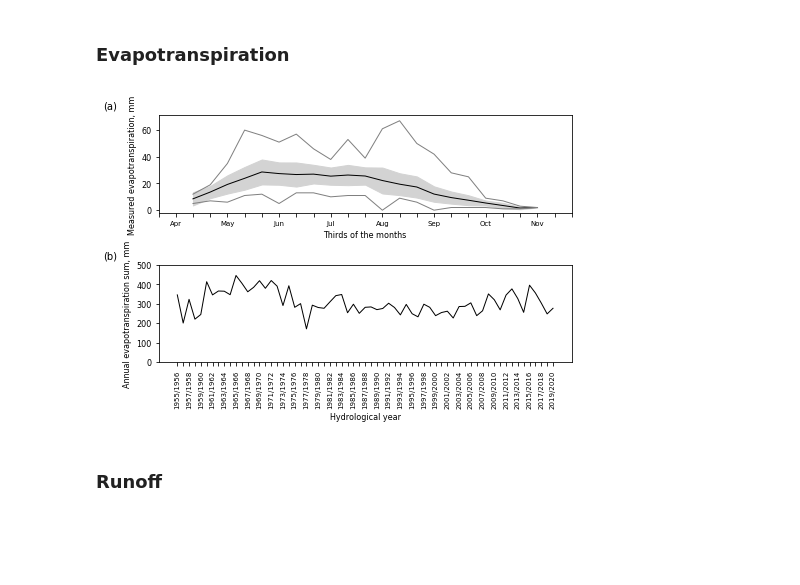
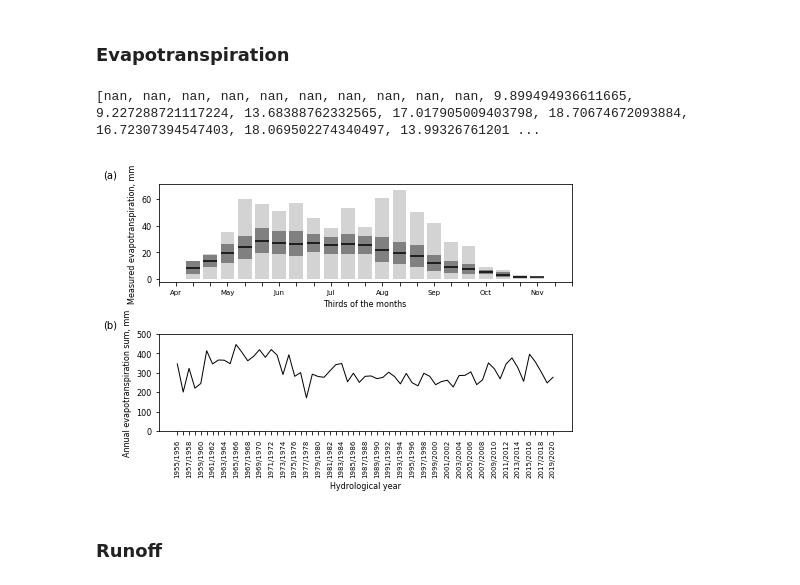
Before and after one commit to shi-hydrology/lammin-suo-plots, a Jupyter notebook: lammin_suo_plots.ipynb, the cells around one changed output. Cells and saved outputs as stored; diff of their text form; code cells hidden in the pictures; blank space fills up the shorter version.

```diff
--- a/lammin_suo_plots.ipynb
+++ b/lammin_suo_plots.ipynb
@@ -806,10 +806,18 @@ for i in range(1, 37):  # there are 36 10-day period in a year
 upper_list = [sum(x) for x in zip(mean_list, std_list)]
 lower_list = [x[0] - x[1] for x in zip(mean_list, std_list)]
 
-ax1.plot(day_list, mean_list, color="k", linewidth=1)
-ax1.fill_between(day_list, upper_list, lower_list, color="lightgrey")
-ax1.plot(day_list, max_list, color="grey", linewidth=1)
-ax1.plot(day_list, min_list, color="grey", linewidth=1)
+bars = ax1.bar(day_list, max_list, color="lightgrey", label="max/min")
+tops = [x * 2 for x in std_list]
+print(tops)
+
+bottoms = [a_i - b_i for a_i, b_i in zip(mean_list, std_list)]
+bottoms = np.where(pd.isna(bottoms), 0, bottoms)
+tops = [a_i if a_i < b_i else b_i for a_i, b_i in zip(tops, max_list)]
+
+ax1.bar(day_list, tops, bottom=bottoms, color="grey", label="±SD")
+x_start = np.array([plt.getp(item, 'x') for item in bars])
+x_end   = x_start + [plt.getp(item, 'width') for item in bars]
+ax1.hlines(mean_list, x_start, x_end, color="k", label="mean")
 ax1.set_ylim([-2, 71])
 
 ax1.set_xlim([9, 33])
@@ -818,34 +826,35 @@ months = ["", 'Apr', "", "", 'May', "", "", 'Jun',"", "",  'Jul',"", "",  'Aug',
 plt.sca(ax1)
 plt.xticks(np.linspace(9, 33, num=len(months)), months)
 ax1.set_xticks(np.linspace(9, 33, num=len(months)), months)
 
 ax1.set_xlabel("Thirds of the months")
 ax1.set_ylabel("Measured evapotranspiration, mm")
 # ax1.text(-0.14, 1.15, "(a)", transform=ax1.transAxes, fontsize=MEDIUM_SIZE, va='top', ha='right')
 
 # INTER-ANNUAL VARIABILITY:
 df = df.resample("A")["ET"].agg(["sum"])
 
 df["HYDRO_YEAR"] = (df.index.year - 1).astype(str) + "/" + df.index.year.astype(str)
 # print(df)
 
 ax2.plot(df["HYDRO_YEAR"], df["sum"], color="k", linewidth=1)
 ax2.set_ylim([-2, 500])
 ax2.set_xlabel("Hydrological year")
 ax2.set_ylabel("Annual evapotranspiration sum, mm")
 for tick in ax2.get_xticklabels():
     tick.set_rotation(90)
 for tick in ax2.get_xticklabels()[1::2]:
     tick.set_visible(False)
 
 mark_axes((ax1, ax2))
 
 fig.tight_layout()
 
 fig_path = os.path.join(fig_dir, "test_06.png")
 plt.savefig(fig_path, dpi=300, transparent=False, facecolor="white")
 # %% [output]
+[nan, nan, nan, nan, nan, nan, nan, nan, nan, nan, 9.899494936611665, 9.227288721117224, 13.68388762332565, 17.017905009403798, 18.70674672093884, 16.72307394547403, 18.069502274340497, 13.99326761201 ...
-[figure, old version]
+[figure, new version]
 # %% [markdown]
 ### Runoff
 # %% [markdown]
```
